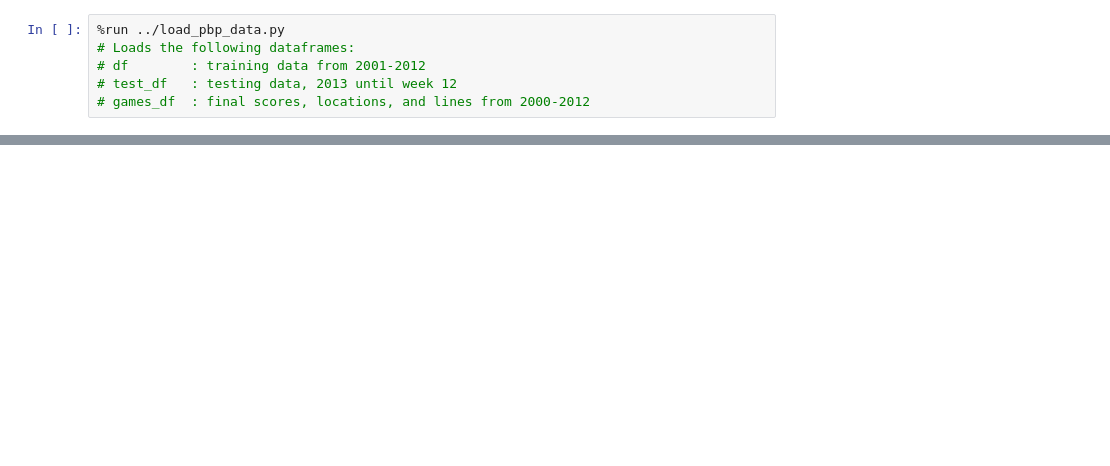
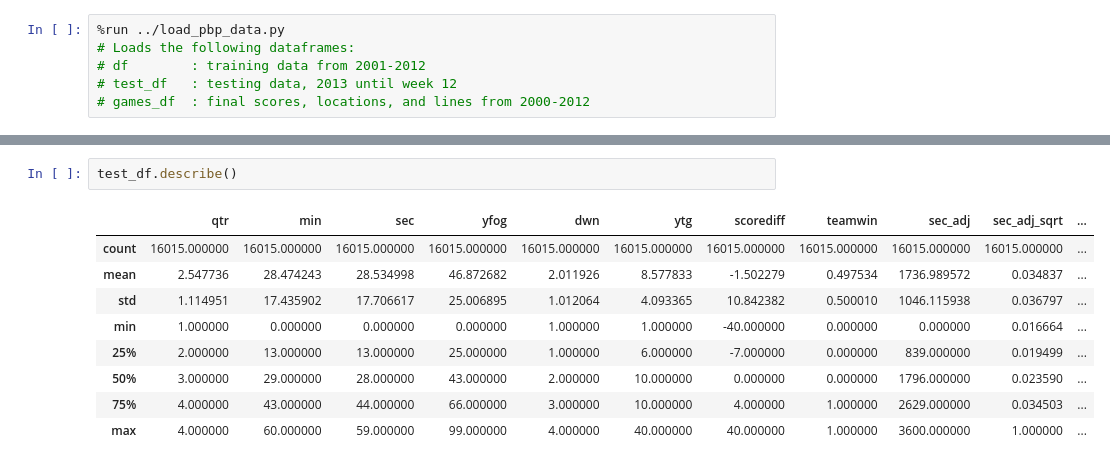
Before and after one commit to Cophy08/thespread, a Jupyter notebook: notebooks/basic_random_forest_wp_model.ipynb, the cells around one changed output, grey strips where cells are left out. Cells and saved outputs as stored; diff of their text form; blank space fills up the shorter version.

```diff
--- a/notebooks/basic_random_forest_wp_model.ipynb
+++ b/notebooks/basic_random_forest_wp_model.ipynb
@@ -541,0 +91,12 @@ plt.show()
+# %%
+test_df.describe()
+# %% [output]
+|  | qtr | min | sec | yfog | dwn | ytg | scorediff | teamwin | sec_adj | sec_adj_sqrt | ... |
+| count | 16015.000000 | 16015.000000 | 16015.000000 | 16015.000000 | 16015.000000 | 16015.000000 | 16015.000000 | 16015.000000 | 16015.000000 | 16015.000000 | ... |
+| mean | 2.547736 | 28.474243 | 28.534998 | 46.872682 | 2.011926 | 8.577833 | -1.502279 | 0.497534 | 1736.989572 | 0.034837 | ... |
+| std | 1.114951 | 17.435902 | 17.706617 | 25.006895 | 1.012064 | 4.093365 | 10.842382 | 0.500010 | 1046.115938 | 0.036797 | ... |
+| min | 1.000000 | 0.000000 | 0.000000 | 0.000000 | 1.000000 | 1.000000 | -40.000000 | 0.000000 | 0.000000 | 0.016664 | ... |
+| 25% | 2.000000 | 13.000000 | 13.000000 | 25.000000 | 1.000000 | 6.000000 | -7.000000 | 0.000000 | 839.000000 | 0.019499 | ... |
+| 50% | 3.000000 | 29.000000 | 28.000000 | 43.000000 | 2.000000 | 10.000000 | 0.000000 | 0.000000 | 1796.000000 | 0.023590 | ... |
+| 75% | 4.000000 | 43.000000 | 44.000000 | 66.000000 | 3.000000 | 10.000000 | 4.000000 | 1.000000 | 2629.000000 | 0.034503 | ... |
+| max | 4.000000 | 60.000000 | 59.000000 | 99.000000 | 4.000000 | 40.000000 | 40.000000 | 1.000000 | 3600.000000 | 1.000000 | ... |
```
Also changed, not shown: parts of 83 cells of this notebook.
